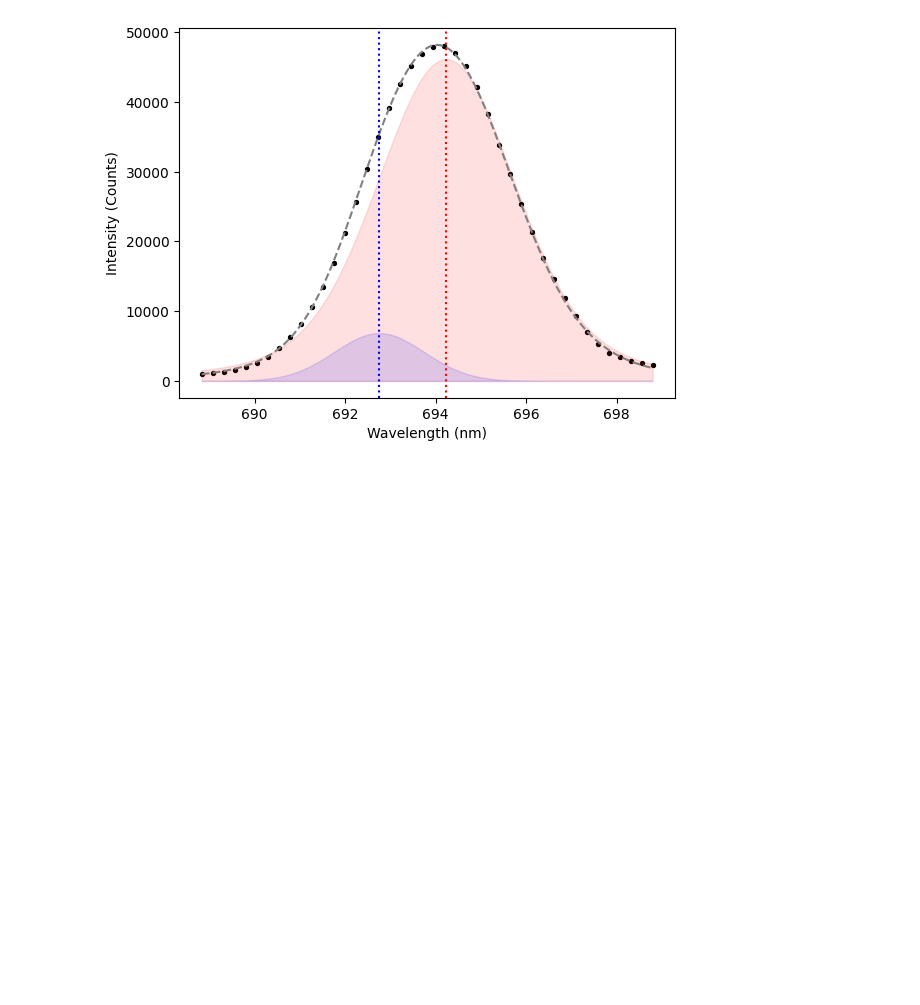
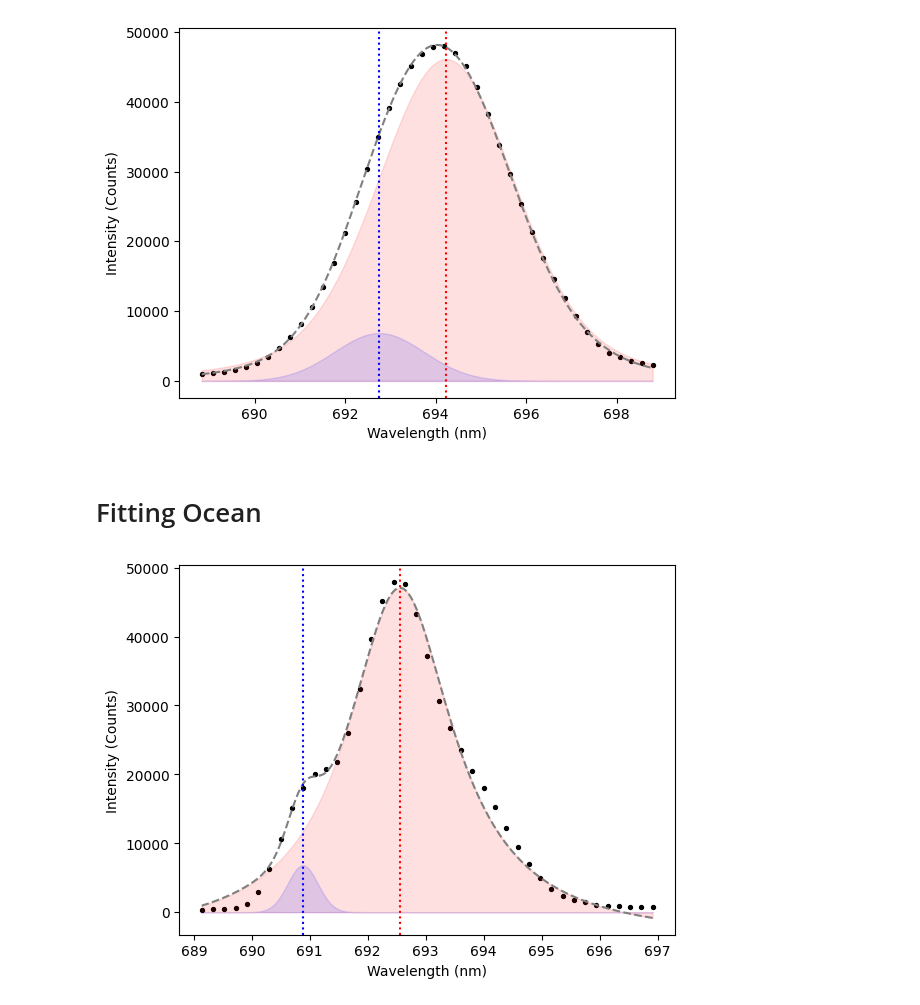
Before and after one commit to Sebastian426/Advanced-Lab-Code, a Jupyter notebook: Main_Results_Plots/Careful_Fits_Results_Table.ipynb, the cells around one changed output. Saved outputs shown, nothing was run; the diff lists cells and outputs as text; code cells hidden in the pictures; blank space fills up the shorter version.

```diff
--- a/Main_Results_Plots/Careful_Fits_Results_Table.ipynb
+++ b/Main_Results_Plots/Careful_Fits_Results_Table.ipynb
@@ -422,3 +422,55 @@ plt.ylabel("Intensity (Counts)")
 plt.show()
 # %% [output]
 [figure]
+# %% [markdown]
+# Fitting Ocean
+# %%
+####
+# 77
+####
+
+A1_guess_ocean = np.max(y_ocean_masked[0]) / 2
+A2_guess_ocean = 0.6 * A1_guess_ocean
+R1_guess_ocean_77 = wavelengths_masked[0][np.argmax(y_ocean_masked[0])]
+offset_guess_ocean_77 = np.min(y_ocean_masked[0])
+
+p0_ocean_77 = [A1_guess_ocean, R1_guess_ocean_77, 0.3, 0.3,
+               A2_guess_ocean, -2, 0.3, 0.3, offset_guess_ocean_77]
+
+bounds_ocean_77 = [
+    [0.01 * A1_guess_ocean, R1_guess_ocean_77 - 5, 0, 0,
+     0.01 * A2_guess_ocean, -3, 0, 0, -np.inf],  #lower
+    [10 * A1_guess_ocean, R1_guess_ocean_77 + 5, np.inf, np.inf,
+     10 * A2_guess_ocean, -1, np.inf, np.inf, np.inf]  #upper
+]
+
+pop_ocean_77, cov_ocean_77 = curve_fit(voigt_model_double,
+                                       x_ocean_masked[0],
+                                       y_ocean_masked[0],
+                                       p0=p0_ocean_77,
+                                       bounds=bounds_ocean_77,
+                                       maxfev=10000)
+
+x_fit_77 = np.linspace(x_ocean_masked[0][-1], x_ocean_masked[0][0], 10000)
+
+pop_R1_ocean_77 = [pop_ocean_77[0], pop_ocean_77[1], pop_ocean_77[2], pop_ocean_77[3], pop_ocean_77[-1]]
+R1_ocean_77 = voigt_profile_single(x_fit_77, *pop_R1_ocean_77)
+
+pop_R2_ocean_77 = [pop_ocean_77[4], pop_ocean_77[5] + pop_ocean_77[1], pop_ocean_77[6], pop_ocean_77[7], 0]
+R2_ocean_77 = voigt_profile_single(x_fit_77, *pop_R2_ocean_77)
+
+plt.figure(1)
+plt.scatter(x_ocean_masked[0], y_ocean_masked[0], marker='o', color="black", s=8)
+plt.plot(x_fit_77, voigt_model_double(x_fit_77, *pop_ocean_77), color="grey", linestyle="--")
+
+plt.fill_between(x_fit_77, R1_ocean_77, 0, color="red", alpha=0.12)
+plt.fill_between(x_fit_77, R2_ocean_77, 0, color="blue", alpha=0.12)
+
+plt.axvline(pop_R1_ocean_77[1], color="red", linestyle=":")
+plt.axvline(pop_R2_ocean_77[1], color="blue", linestyle=":")
+
+plt.xlabel("Wavelength (nm)")
+plt.ylabel("Intensity (Counts)")
+plt.show()
+# %% [output]
+[figure, added]
```
Also changed, not shown: parts of 13 cells of this notebook.
